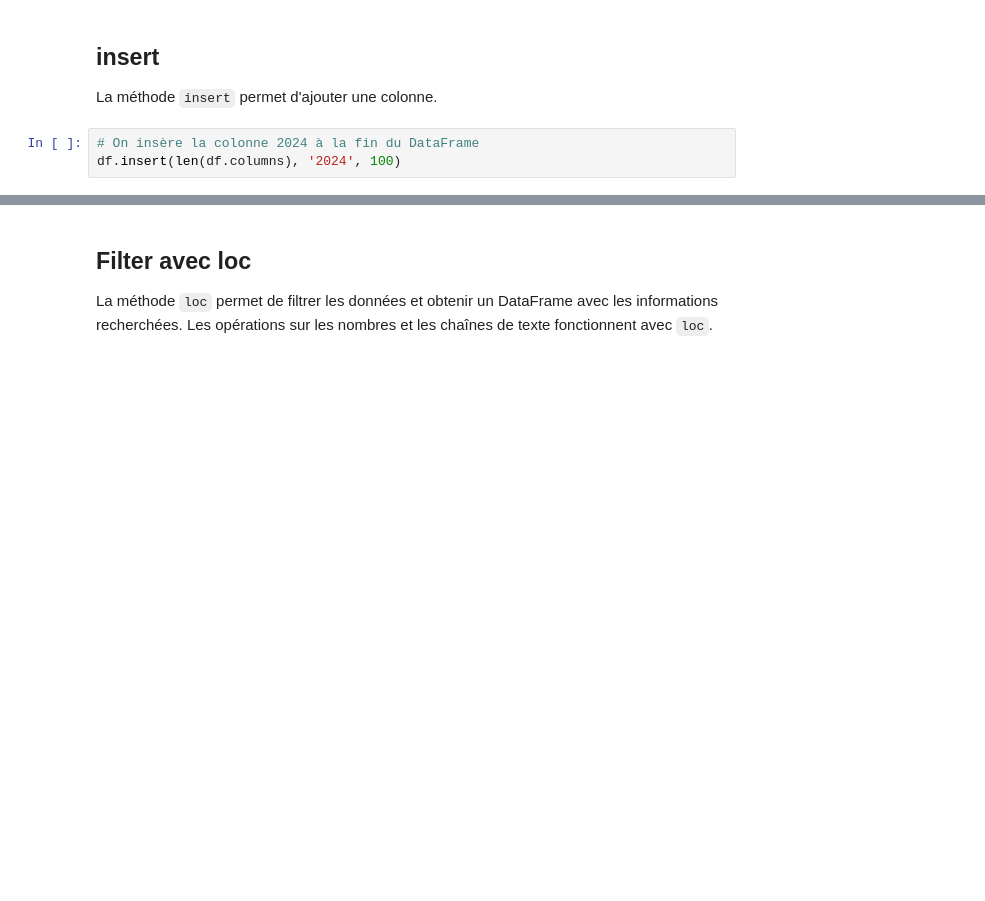
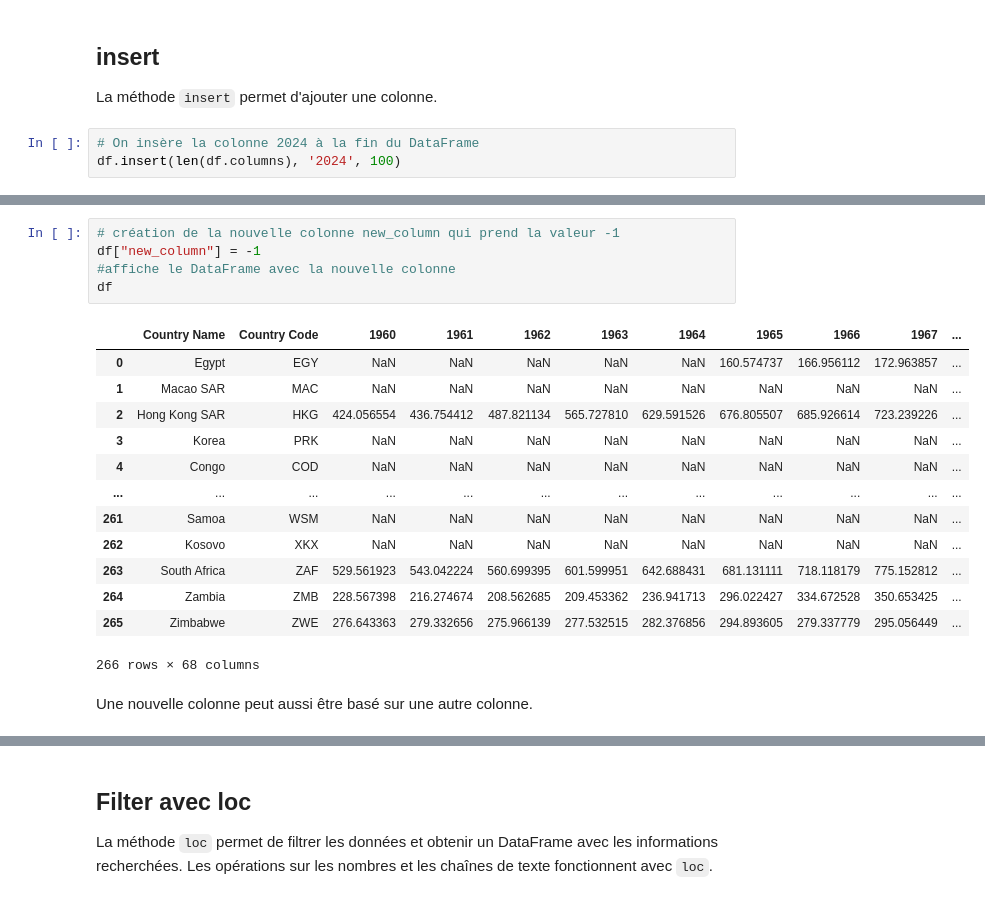
Before and after one commit to Mael-J/python-lesson, a Jupyter notebook: II - Pandas/II2 - Manipulation de données.ipynb, the cells around one changed output, grey strips where cells are left out. Cells and saved outputs as stored; diff of their text form; blank space fills up the shorter version.

```diff
--- a/II - Pandas/II2 - Manipulation de données.ipynb
+++ b/II - Pandas/II2 - Manipulation de données.ipynb
@@ -319,0 +319,21 @@ df.insert(len(df.columns), '2024', 100)
+# %%
+# création de la nouvelle colonne new_column qui prend la valeur -1
+df["new_column"] = -1
+#affiche le DataFrame avec la nouvelle colonne
+df
+# %% [output]
+|  | Country Name | Country Code | 1960 | 1961 | 1962 | 1963 | 1964 | 1965 | 1966 | 1967 | ... |
+| 0 | Egypt | EGY | NaN | NaN | NaN | NaN | NaN | 160.574737 | 166.956112 | 172.963857 | ... |
+| 1 | Macao SAR | MAC | NaN | NaN | NaN | NaN | NaN | NaN | NaN | NaN | ... |
+| 2 | Hong Kong SAR | HKG | 424.056554 | 436.754412 | 487.821134 | 565.727810 | 629.591526 | 676.805507 | 685.926614 | 723.239226 | ... |
+| 3 | Korea | PRK | NaN | NaN | NaN | NaN | NaN | NaN | NaN | NaN | ... |
+| 4 | Congo | COD | NaN | NaN | NaN | NaN | NaN | NaN | NaN | NaN | ... |
+| ... | ... | ... | ... | ... | ... | ... | ... | ... | ... | ... | ... |
+| 261 | Samoa | WSM | NaN | NaN | NaN | NaN | NaN | NaN | NaN | NaN | ... |
+| 262 | Kosovo | XKX | NaN | NaN | NaN | NaN | NaN | NaN | NaN | NaN | ... |
+| 263 | South Africa | ZAF | 529.561923 | 543.042224 | 560.699395 | 601.599951 | 642.688431 | 681.131111 | 718.118179 | 775.152812 | ... |
+| 264 | Zambia | ZMB | 228.567398 | 216.274674 | 208.562685 | 209.453362 | 236.941713 | 296.022427 | 334.672528 | 350.653425 | ... |
+| 265 | Zimbabwe | ZWE | 276.643363 | 279.332656 | 275.966139 | 277.532515 | 282.376856 | 294.893605 | 279.337779 | 295.056449 | ... |
+266 rows × 68 columns
+# %% [markdown]
+Une nouvelle colonne peut aussi être basé sur une autre colonne.
```
Also changed, not shown: parts of 24 cells of this notebook, 6 other files.
